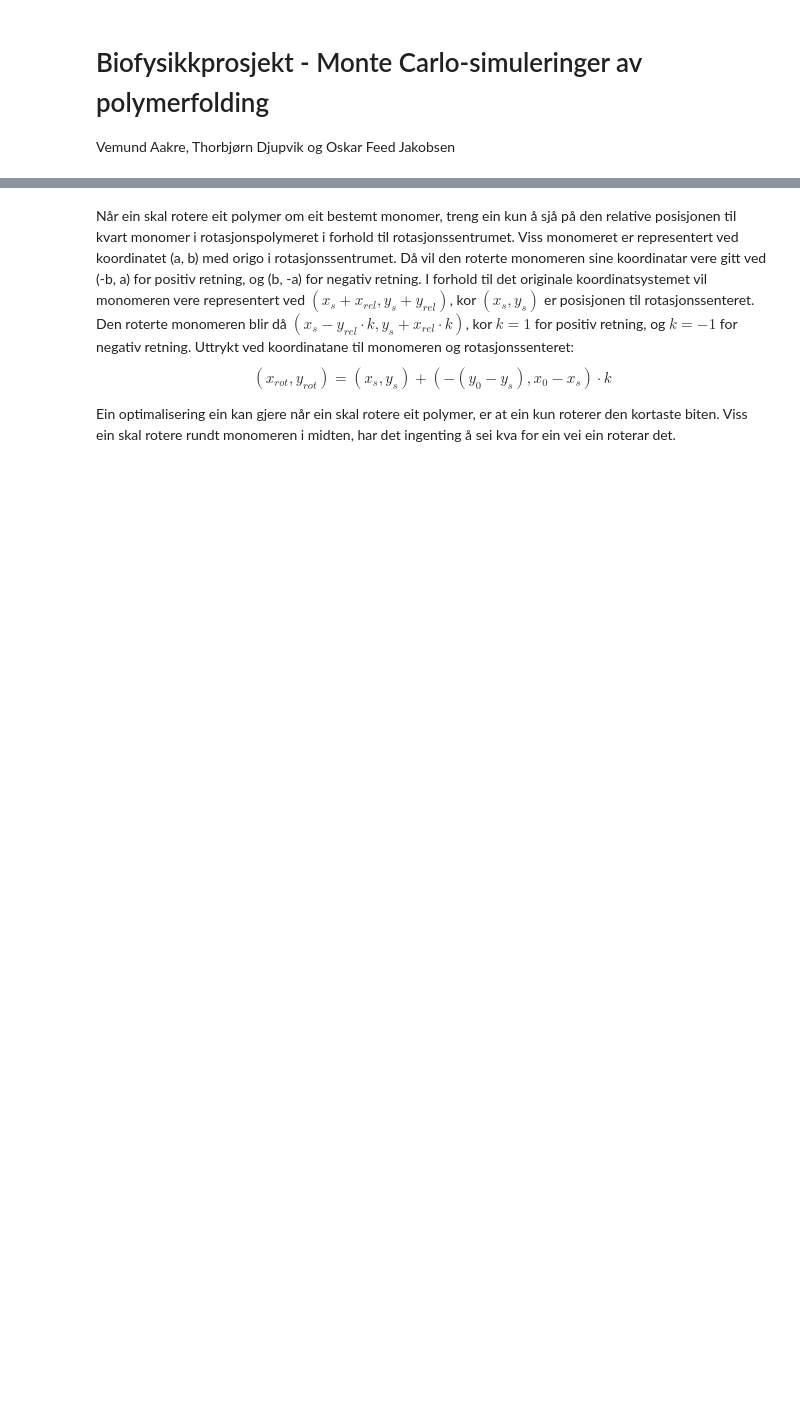
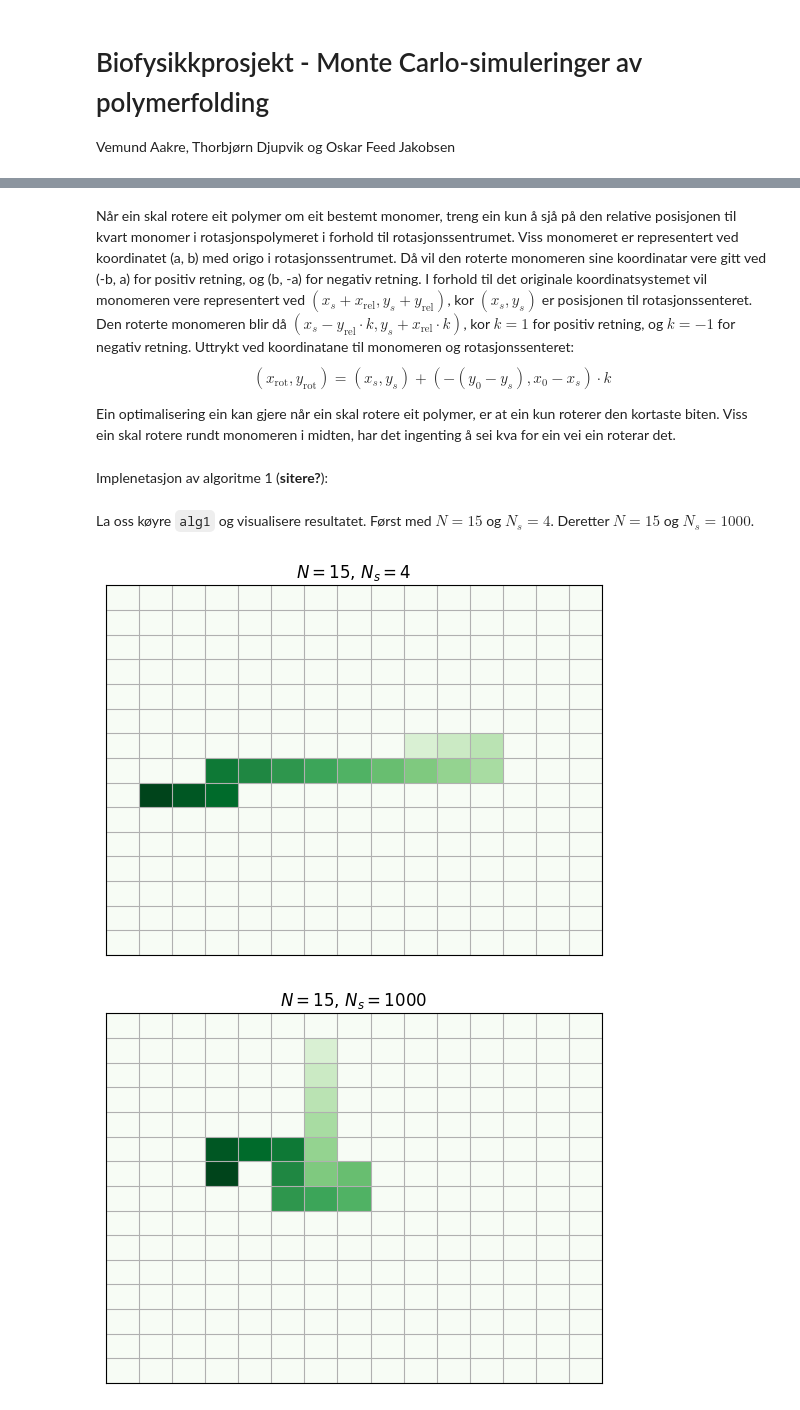
Before and after one commit to tncrdk/Biofysikk-prosjekt, a Jupyter notebook: Aakre_Djupvik_Jakobsen.ipynb, the cells around one changed output, grey strips where cells are left out. Drawn from its saved outputs; the diff is of its cells as text; code cells hidden in the pictures; blank space fills up the shorter version.

```diff
--- a/Aakre_Djupvik_Jakobsen.ipynb
+++ b/Aakre_Djupvik_Jakobsen.ipynb
@@ -123,10 +159,10 @@ posisjonen til kvart monomer i rotasjonspolymeret i forhold til rotasjonssentrum
 monomeret er representert ved koordinatet (a, b) med origo i rotasjonssentrumet. Då vil den
 roterte monomeren sine koordinatar vere gitt ved (-b, a) for positiv retning, og (b, -a) for
 negativ retning. I forhold til det originale koordinatsystemet vil monomeren vere representert
-ved $(x_s + x_{rel}, y_s + y_{rel})$, kor $(x_s, y_s)$ er posisjonen til rotasjonssenteret. Den
-roterte monomeren blir då $(x_s - y_{rel}\cdot k, y_s + x_{rel}\cdot k) $, kor $k=1$ for positiv
+ved $(x_s + x_\text{rel}, y_s + y_\text{rel})$, kor $(x_s, y_s)$ er posisjonen til rotasjonssenteret. Den
+roterte monomeren blir då $(x_s - y_\text{rel}\cdot k, y_s + x_\text{rel} \cdot k) $, kor $k=1$ for positiv
 retning, og $k=-1$ for negativ retning. Uttrykt ved koordinatane til monomeren og
-rotasjonssenteret: $$(x_{rot}, y_{rot}) = (x_s, y_s) + (-(y_0 - y_s), x_0 - x_s)\cdot k $$
+rotasjonssenteret: $$(x_\text{rot}, y_\text{rot}) = (x_s, y_s) + (-(y_0 - y_s), x_0 - x_s) \cdot k $$
 
 Ein optimalisering ein kan gjere når ein skal rotere eit polymer, er at ein kun roterer den kortaste biten. Viss ein skal rotere rundt monomeren i midten, har det ingenting å sei kva for ein vei ein roterar det.
 # %%
@@ -226,3 +262,43 @@ def rotate_polymer(
         return rotate_polymer_tail(polymer, rotation_center, positive_direction)
     else:
         return rotate_polymer_head(polymer, rotation_center, positive_direction)
+# %% [markdown]
+Implenetasjon av algoritme 1 (**sitere?**):
+# %%
+def alg1(N: int, Ns: int) -> tuple[np.ndarray, int]:
+    """Implementation of algorithm 1.
+    ---
+    Args:
+        N: length of polymer.
+        Ns: number of twists (attempts) to be performed.
+
+    Returns:
+        (polymer, counter)
+            polymer: polymer.
+            counter: number of successful twists.
+    """
+    counter = 1
+    pol = generate_flat_polymer(N)
+    for i in range(Ns):
+        # random monomer and random twisting direction
+        rnd_monomer = np.random.randint(2, N)
+        rnd_rotate = bool(int(np.random.uniform() + 0.5))
+
+        # TODO: possible to mutate the same array instead of copying?
+        twisted_pol = rotate_polymer(pol, rnd_monomer, rnd_rotate)
+        if check_if_intact(twisted_pol, N):
+            counter += 1
+            pol = twisted_pol
+
+    return pol, counter
+# %% [markdown]
+La oss køyre `alg1` og visualisere resultatet. Først med $N = 15$ og $N_s = 4$. Deretter $N = 15$ og $N_s = 1000$.
+# %%
+polymer_1, _ = alg1(N = 15, Ns = 4)
+polymer_2, _ = alg1(N = 15, Ns = 1000)
+
+illustrate_polymer(polymer_1, cmap="Greens", title="$N = 15$, $N_s = 4$")
+illustrate_polymer(polymer_2, cmap="Greens", title="$N = 15$, $N_s = 1000$")
+# %% [output]
+[figure, added]
+[figure, added]
```
Also changed, not shown: parts of 21 cells of this notebook.
